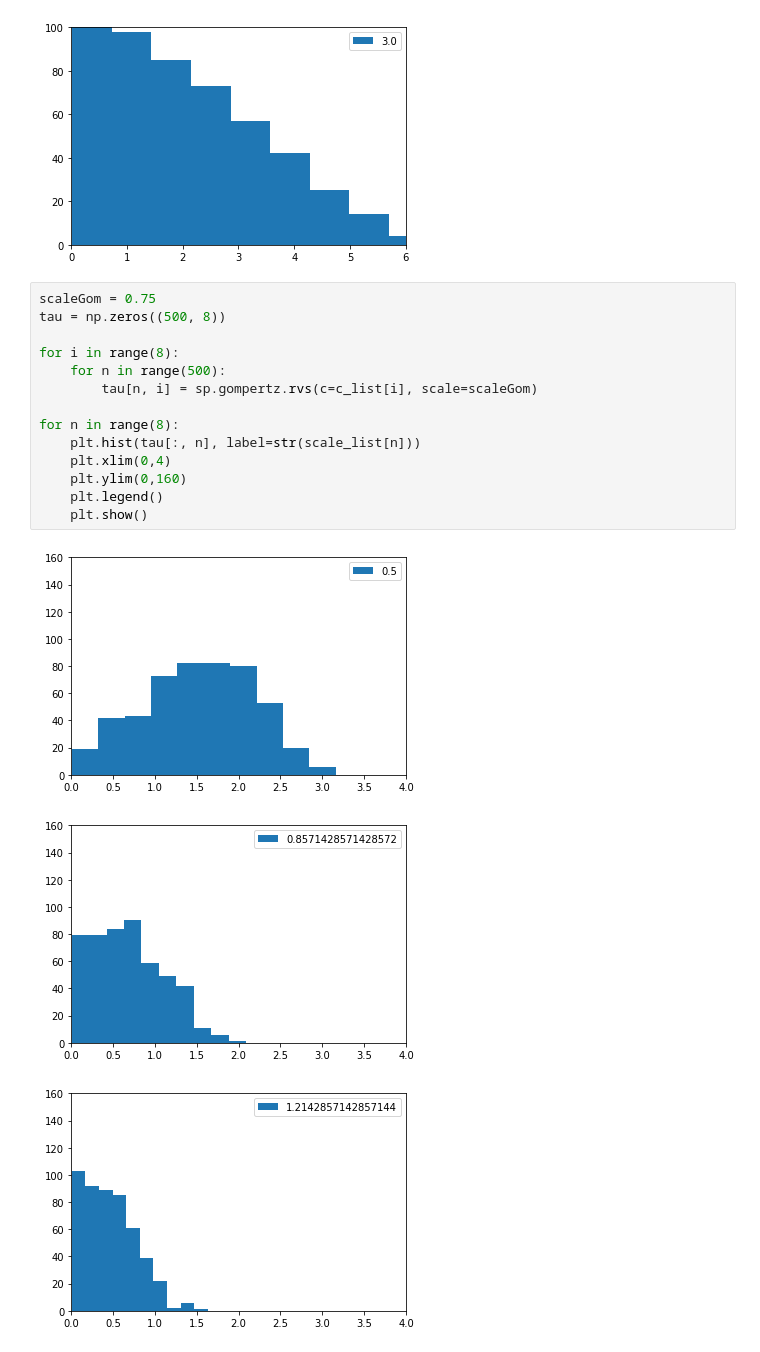
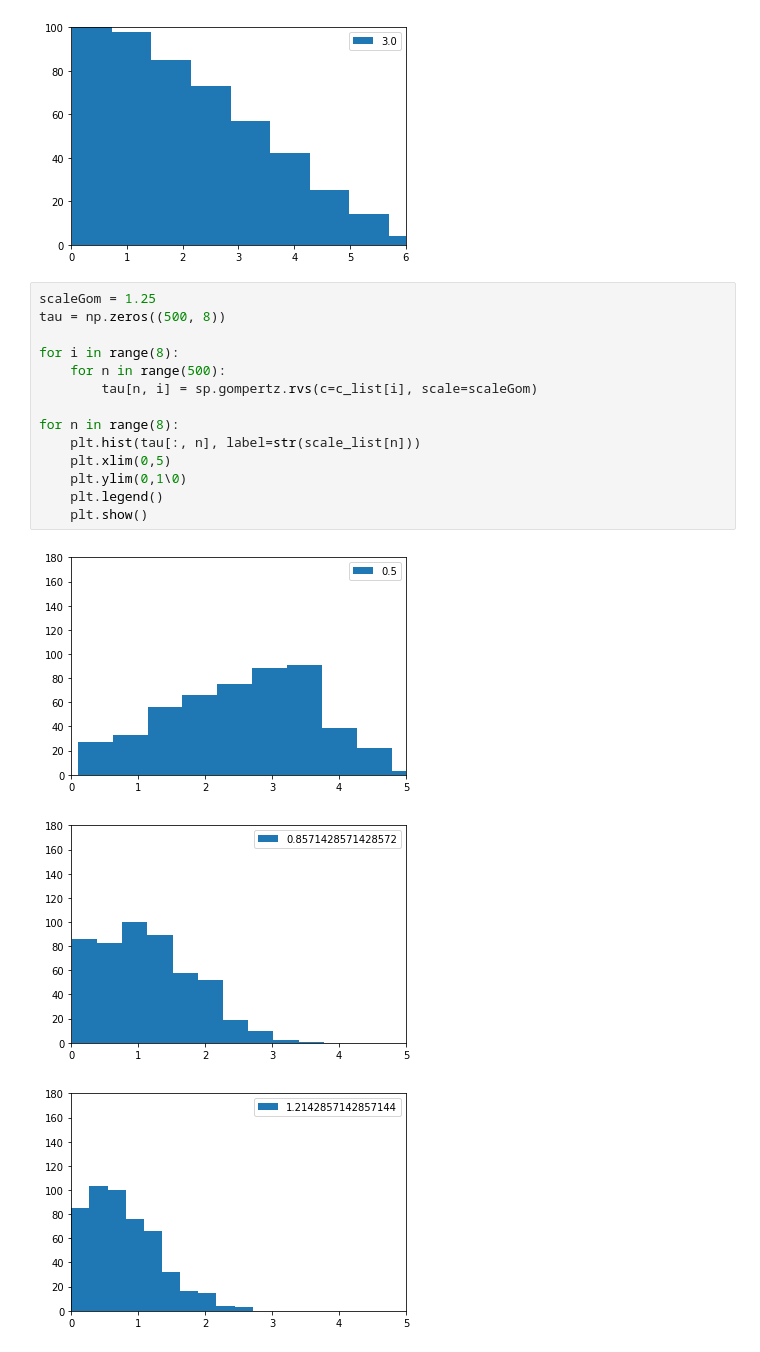
Before and after one commit to meyer-lab/tHMM, a Jupyter notebook: lineage/gompertz.ipynb, the cells around one changed output. Saved outputs shown, nothing was run; the diff lists cells and outputs as text.

```diff
--- a/lineage/gompertz.ipynb
+++ b/lineage/gompertz.ipynb
@@ -46,20 +46,20 @@ for n in range(8):
 [figure]
 [figure]
 # %%
-scaleGom = 0.75
+scaleGom = 1.25
 tau = np.zeros((500, 8))
 
 for i in range(8):
     for n in range(500):
         tau[n, i] = sp.gompertz.rvs(c=c_list[i], scale=scaleGom)
 
 for n in range(8):
     plt.hist(tau[:, n], label=str(scale_list[n]))
-    plt.xlim(0,4)
-    plt.ylim(0,160)
+    plt.xlim(0,5)
+    plt.ylim(0,1\0)
     plt.legend()
     plt.show()
 # %% [output]
-[figure, old version]
+[figure, new version]
-[figure, old version]
+[figure, new version]
-[figure, old version]
+[figure, new version]
```
Also changed, not shown: parts of 1 cell of this notebook, 1 other file.
